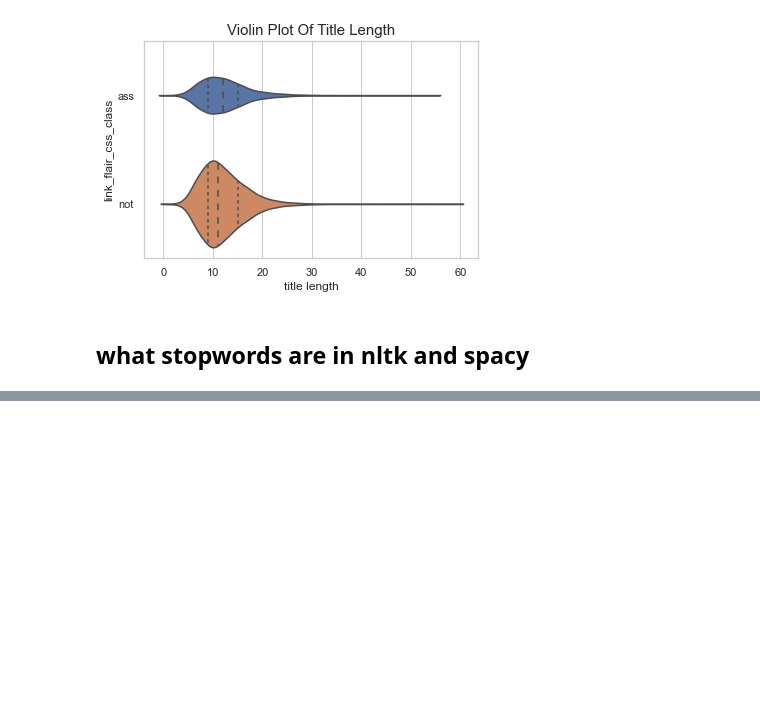
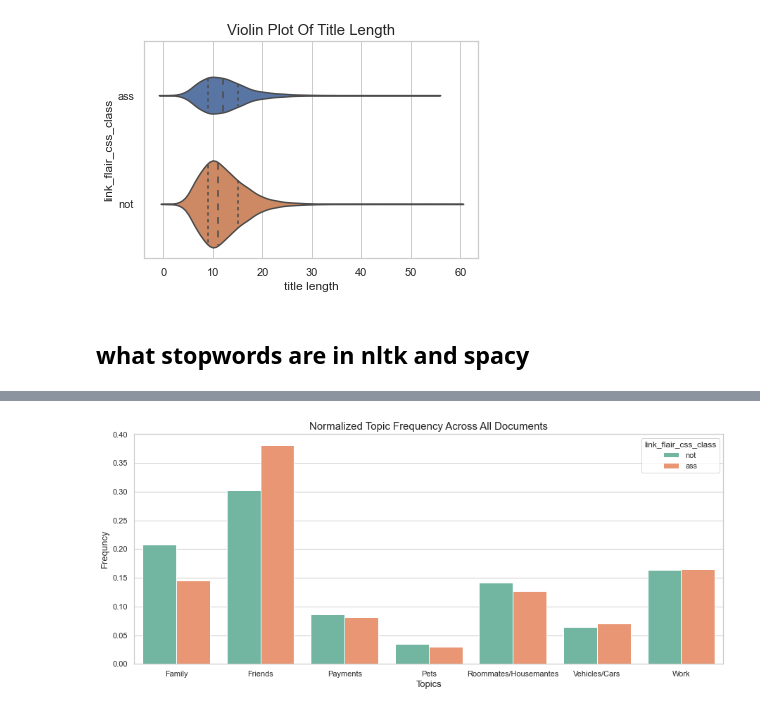
Before and after one commit to yahoyoungho/AITA-Analysis, a Jupyter notebook: Data Prep.ipynb, the cells around one changed output, grey strips where cells are left out. Cells and saved outputs as stored; diff of their text form; code cells hidden in the pictures; blank space fills up the shorter version.

```diff
--- a/Data Prep.ipynb
+++ b/Data Prep.ipynb
@@ -361,0 +423,14 @@ tokens_wo_sw
+# %%
+# get the count of each class
+aggregated = df_meta.groupby(["link_flair_css_class","tfidf_topic_class"])[["tfidf_topic_labels"]].agg("count")
+# %%
+new_agg = aggregated.reset_index()
+ass_cnt = new_agg[new_agg["link_flair_css_class"] == "ass"]["tfidf_topic_labels"].sum()
+not_cnt = new_agg[new_agg["link_flair_css_class"] == "not"]["tfidf_topic_labels"].sum()
+
+ass_norm = (new_agg[new_agg["link_flair_css_class"] == "ass"]['tfidf_topic_labels'] / ass_cnt).values
+not_norm = (new_agg[new_agg["link_flair_css_class"] == "not"]['tfidf_topic_labels'] / not_cnt).values
+
+new_agg["_counts"] = list(ass_norm)+list(not_norm)
+print(ass_cnt, not_cnt)
+new_agg
@@ -361,0 +454,11 @@ tokens_wo_sw
+# %%
+# check what topics are appeared in two classes
+plt.figure(figsize=(15,6))
+plt.title("normalized topic frequency across all documents".title(), fontsize=15)
+sns.barplot(data=new_agg, x="tfidf_topic_class", y = "norm_counts", hue="link_flair_css_class", palette="Set2",
+        hue_order = ["not","ass"]);
+plt.xlabel("Topics", fontsize=13);
+plt.ylabel("Frequncy", fontsize=13);
+plt.savefig("src/img/topic_freq_across_docs_norm.png", dpi=300, transparent=True);
+# %% [output]
+[figure, added]
```
Also changed, not shown: parts of 73 cells of this notebook, 1 other file.
